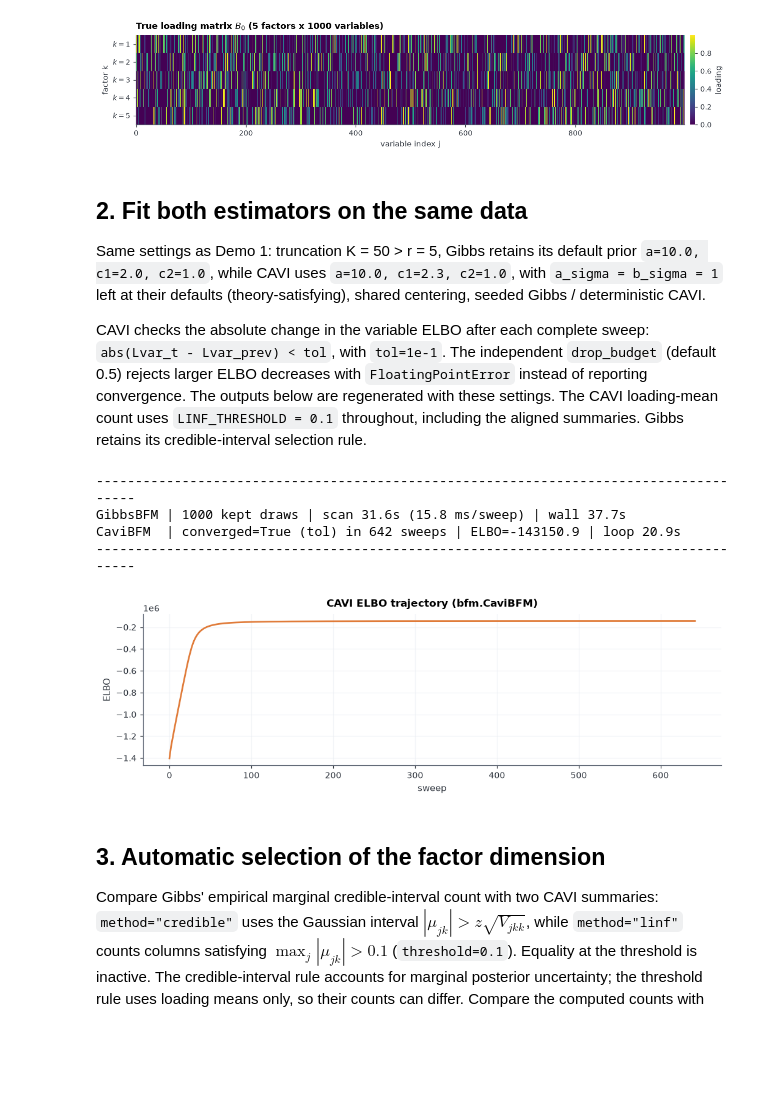
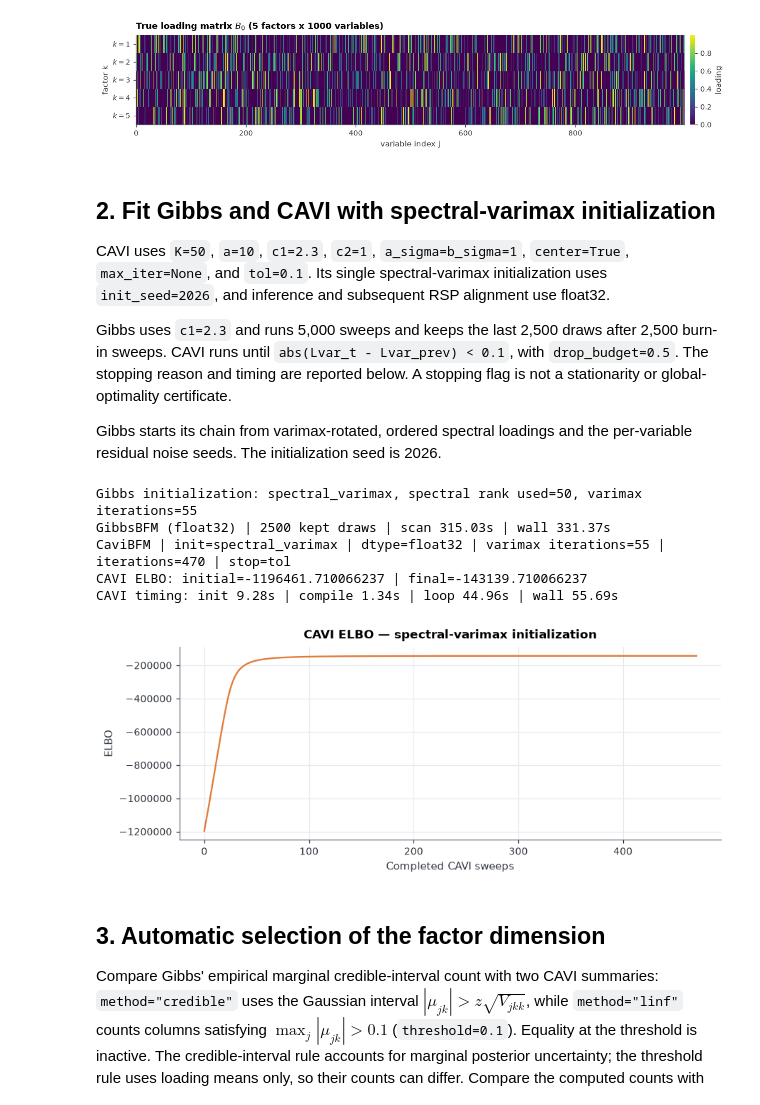
Before and after one commit to kexiongwen/LH_BFM, a Jupyter notebook: examples/demo2.ipynb, the cells around one changed output. Drawn from its saved outputs; the diff is of its cells as text; code cells hidden in the pictures; blank space fills up the shorter version.

Commit message:
Replace PPCA with spectral CAVI initialization and update GS defaults and demos

```diff
--- a/examples/demo2.ipynb
+++ b/examples/demo2.ipynb
@@ -124,47 +127,69 @@ plt.show()
 # %% [output]
 [figure]
 # %% [markdown]
-## 2. Fit both estimators on the same data
+## 2. Fit Gibbs and CAVI with spectral-varimax initialization
 
-Same settings as Demo 1: truncation K = 50 > r = 5, Gibbs retains its default prior `a=10.0, c1=2.0, c2=1.0`, while CAVI uses `a=10.0, c1=2.3, c2=1.0`, with `a_sigma = b_sigma = 1` left at their defaults (theory-satisfying), shared centering, seeded Gibbs / deterministic CAVI.
+CAVI uses `K=50`, `a=10`, `c1=2.3`, `c2=1`, `a_sigma=b_sigma=1`, `center=True`, `max_iter=None`, and `tol=0.1`. Its single spectral-varimax initialization uses `init_seed=2026`, and inference and subsequent RSP alignment use float32.
 
-CAVI checks the absolute change in the variable ELBO after each complete sweep: `abs(Lvar_t - Lvar_prev) < tol`, with `tol=1e-1`. The independent `drop_budget` (default 0.5) rejects larger ELBO decreases with `FloatingPointError` instead of reporting convergence. The outputs below are regenerated with these settings.
-The CAVI loading-mean count uses `LINF_THRESHOLD = 0.1` throughout, including the aligned summaries. Gibbs retains its credible-interval selection rule.
+Gibbs uses `c1=2.3` and runs 5,000 sweeps and keeps the last 2,500 draws after 2,500 burn-in sweeps. CAVI runs until `abs(Lvar_t - Lvar_prev) < 0.1`, with `drop_budget=0.5`. The stopping reason and timing are reported below. A stopping flag is not a stationarity or global-optimality certificate.
+
+Gibbs starts its chain from varimax-rotated, ordered spectral loadings and the per-variable residual noise seeds. The initialization seed is 2026.
 # %%
 K = 50  # truncation level, over-fitted on purpose (true r = 5)
 LINF_THRESHOLD = 0.1  # CAVI loading-mean selection cutoff
 
 # --- exact MCMC: Gibbs sampler (Section 3) ---
 t0 = time.perf_counter()
-gs = GibbsBFM(K=K, a=10.0, c1=2.0, c2=1.0, n_iter=2000, burn_in=1000, seed=SAMPLER_SEED, verbose=False).fit(X)
+gs = GibbsBFM(
+    K=K, a=10.0, c1=2.3, c2=1.0, center=True,
+    init_method="spectral_varimax", init_seed=2026,
+    n_iter=5000, burn_in=2500, seed=SAMPLER_SEED, verbose=False,
+).fit(X)
 wall_gs = time.perf_counter() - t0
 S = gs.B_samples_.shape[0]
+assert gs.initialization_method_ == "spectral_varimax"
+print(f"Gibbs initialization: {gs.initialization_method_}, "
+      f"spectral rank used={gs.initialization_info_['initial_rank']}, "
+      f"varimax iterations={gs.initialization_info_['varimax_n_iter']}")
 
-# --- fast approximation: CAVI (Section 4 / Algorithm 1), deterministic ---
+# --- one spectral-varimax CAVI fit in the default single precision ---
+CAVI_INIT_SEED = 2026
 t0 = time.perf_counter()
-vi = CaviBFM(K=K, a=10.0, c1=2.3, c2=1.0, max_iter=1000, tol=1e-1).fit(X)
+vi = CaviBFM(
+    K=K, a=10.0, c1=2.3, c2=1.0, center=True,
+    init_method="spectral_varimax", init_seed=CAVI_INIT_SEED, precision="float32",
+    max_iter=None, tol=1e-1,
+).fit(X)
 wall_vi = time.perf_counter() - t0
+assert vi.initialization_method_ == "spectral_varimax"
 
-print("-" * 86)
-print(f"GibbsBFM | {S} kept draws | scan {gs.runtime_sec_:.1f}s "
-      f"({1e3 * gs.runtime_sec_ / 2000:.1f} ms/sweep) | wall {wall_gs:.1f}s")
-print(f"CaviBFM  | converged={vi.converged_} ({vi.stop_reason_}) in "
-      f"{vi.n_iter_} sweeps | ELBO={vi.elbo_[-1]:.1f} | loop {vi.runtime_sec_:.1f}s")
-print("-" * 86)
+assert gs.B_samples_.dtype == np.float32
+assert gs.sigma2_samples_.dtype == np.float32
+for key in ("mu_", "V_", "W_", "Phi_", "beta_", "c_", "rho_", "m_"):
+    assert getattr(vi, key).dtype == np.float32
+print(f"GibbsBFM (float32) | {S} kept draws | scan {gs.runtime_sec_:.2f}s "
+      f"| wall {wall_gs:.2f}s")
+print(f"CaviBFM | init={vi.initialization_method_} | dtype={vi.dtype_} "
+      f"| varimax iterations={vi.initialization_info_['varimax_n_iter']} "
+      f"| iterations={vi.n_iter_} | stop={vi.stop_reason_}")
+print(f"CAVI ELBO: initial={vi.elbo_[0]:.9f} | final={vi.elbo_[-1]:.9f}")
+print(f"CAVI timing: init {vi.initialization_sec_:.2f}s | compile {vi.compile_sec_:.2f}s "
+      f"| loop {vi.runtime_sec_:.2f}s | wall {wall_vi:.2f}s")
 # %% [output]
---------------------------------------------------------------------------------------
-GibbsBFM | 1000 kept draws | scan 31.6s (15.8 ms/sweep) | wall 37.7s
-CaviBFM  | converged=True (tol) in 642 sweeps | ELBO=-143150.9 | loop 20.9s
---------------------------------------------------------------------------------------
+Gibbs initialization: spectral_varimax, spectral rank used=50, varimax iterations=55
+GibbsBFM (float32) | 2500 kept draws | scan 315.03s | wall 331.37s
+CaviBFM | init=spectral_varimax | dtype=float32 | varimax iterations=55 | iterations=470 | stop=tol
+CAVI ELBO: initial=-1196461.710066237 | final=-143139.710066237
+CAVI timing: init 9.28s | compile 1.34s | loop 44.96s | wall 55.69s
 # %%
-fig, ax = plt.subplots(figsize=(9.5, 3.2))
-vi.plot_elbo(ax=ax, show=False, title="CAVI ELBO trajectory (bfm.CaviBFM)")
-ax.lines[0].set_color(C_CAVI)
-ax.lines[0].set_linewidth(1.8)
-ax.grid(True, alpha=0.45)
+elbo_fig, ax = plt.subplots(figsize=(8, 3.2), constrained_layout=True)
+ax.plot(np.arange(len(vi.elbo_)), vi.elbo_, color=C_CAVI, linewidth=1.5)
+ax.set(xlabel="Completed CAVI sweeps", ylabel="ELBO",
+       title="CAVI ELBO — spectral-varimax initialization")
+ax.ticklabel_format(axis="y", style="plain", useOffset=False)
 plt.show()
 # %% [output]
-[figure, old version]
+[figure, new version]
 # %% [markdown]
 ## 3. Automatic selection of the factor dimension
 
```
Also changed, not shown: parts of 18 cells of this notebook, 49 other files.
